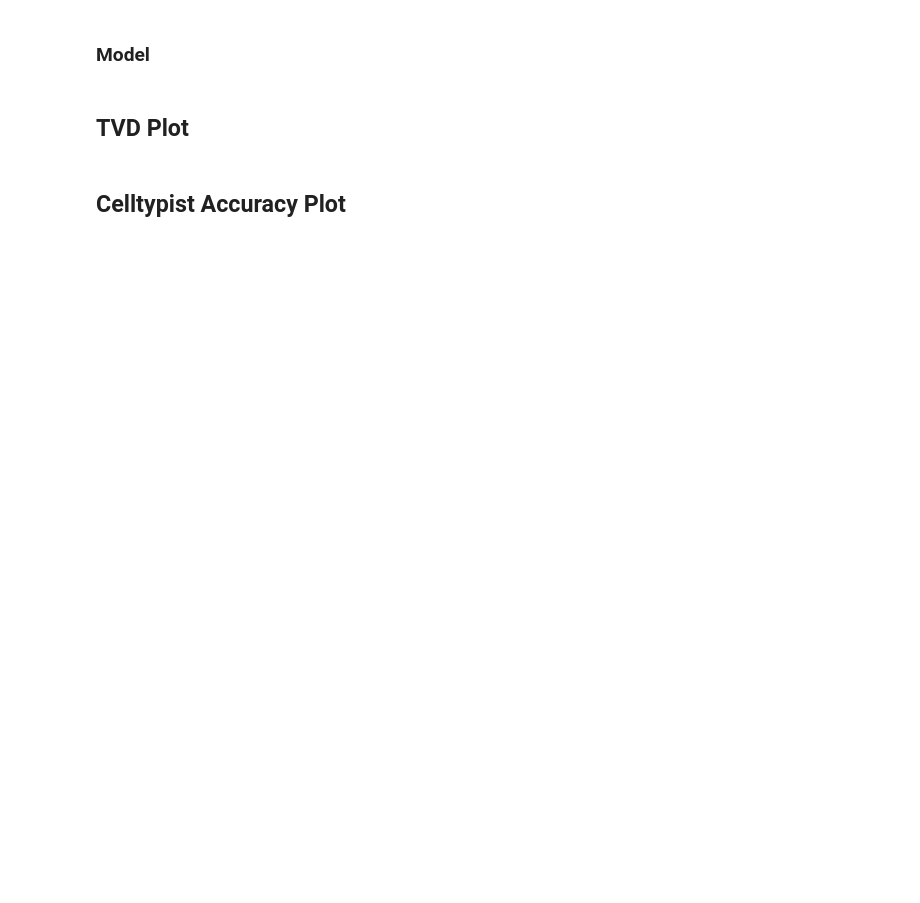
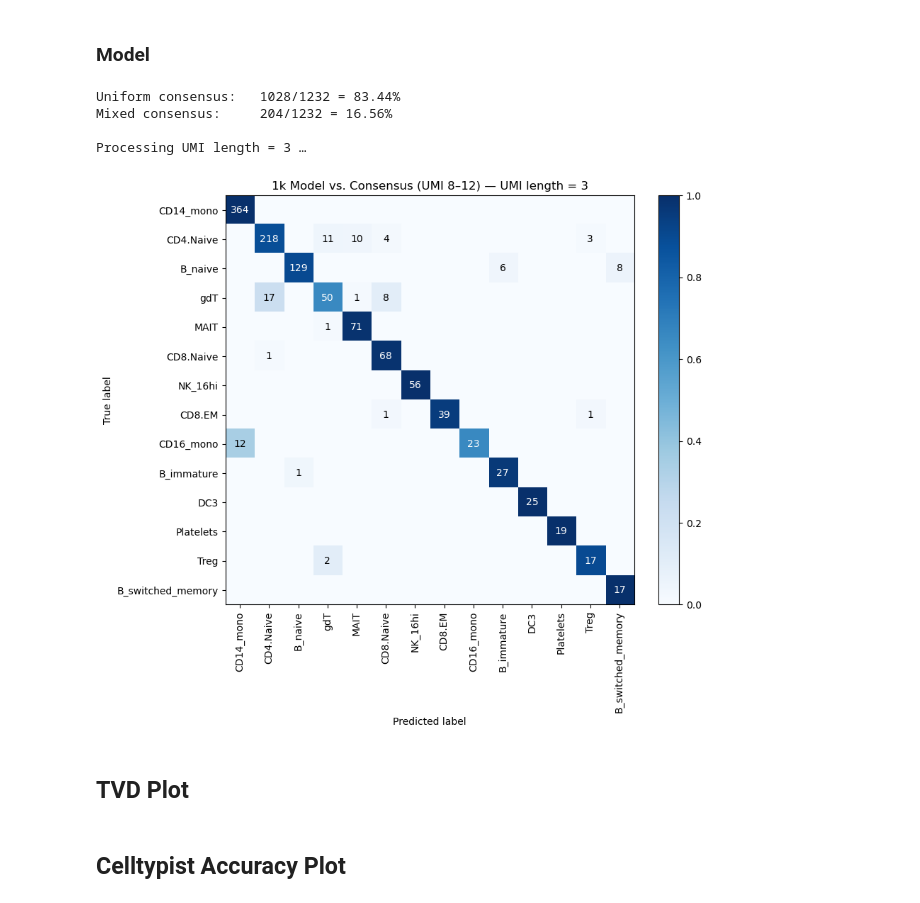
Before and after one commit to agdylan/minimal_UMIs, a Jupyter notebook: figures_ur/manuscript_figures.ipynb, the cells around one changed output. Cells and saved outputs as stored; diff of their text form; code cells hidden in the pictures; blank space fills up the shorter version.

```diff
--- a/figures_ur/manuscript_figures.ipynb
+++ b/figures_ur/manuscript_figures.ipynb
@@ -374,36 +518,49 @@ cm_prop = np.divide(
     where=row_sums != 0
 )
 
+# ─── NEW: reorder BOTH rows & columns by descending true‐label totals ────────
+total_counts = cm.sum(axis=1)
+order = np.argsort(-total_counts)
+cm       = cm[order][:, order]
+cm_prop  = cm_prop[order][:, order]
+labels   = [labels[idx] for idx in order]
+# ──────────────────────────────────────────────────────────────────────────────
+
 # ─── Plot ──────────────────────────────────────────────────────────────────
 fig, ax = plt.subplots(figsize=(10, 8))
 im = ax.imshow(cm_prop, cmap="Blues", vmin=0, vmax=1)
 
 # ticks & labels
 ax.set_xticks(np.arange(n))
 ax.set_yticks(np.arange(n))
 ax.set_xticklabels(labels, rotation=90, ha="center")
 ax.set_yticklabels(labels)
 ax.set_xlabel("Predicted label")
 ax.set_ylabel("True label")
 ax.set_title(f"1k Model vs. Consensus (UMI 8–12) — UMI length = {umi}")
 
 # annotate with raw counts; text white if prop>0.5
 thresh = 0.5
 for r in range(n):
     for c in range(n):
         cnt = cm[r, c]
         if cnt == 0:
             continue
         color = "white" if cm_prop[r, c] > thresh else "black"
         ax.text(c, r, str(cnt), ha="center", va="center", color=color)
 
 # colorbar
 cbar = fig.colorbar(im, ax=ax, fraction=0.046, pad=0.04)
-# cbar.set_label("Proportion of true‐label cells", rotation=270, labelpad=15)
 
 plt.tight_layout()
-plt.savefig(f"/data/dagyeman/cellranger/bam_file_analysis/figures_ur/manuscript_figures/confusion_matrix_UMI_{umi}.pdf")
+plt.savefig(f"/data/dagyeman/cellranger/bam_file_analysis/figures_ur/manuscript_figures_folder/confusion_matrix_UMI_{umi}.pdf")
 plt.show()
+# %% [output]
+Uniform consensus:   1028/1232 = 83.44%
+Mixed consensus:     204/1232 = 16.56%
+
+Processing UMI length = 3 …
+[figure, added]
 # %% [markdown]
 ## TVD Plot
 # %%
```
Also changed, not shown: parts of 8 cells of this notebook, 9 other files.
